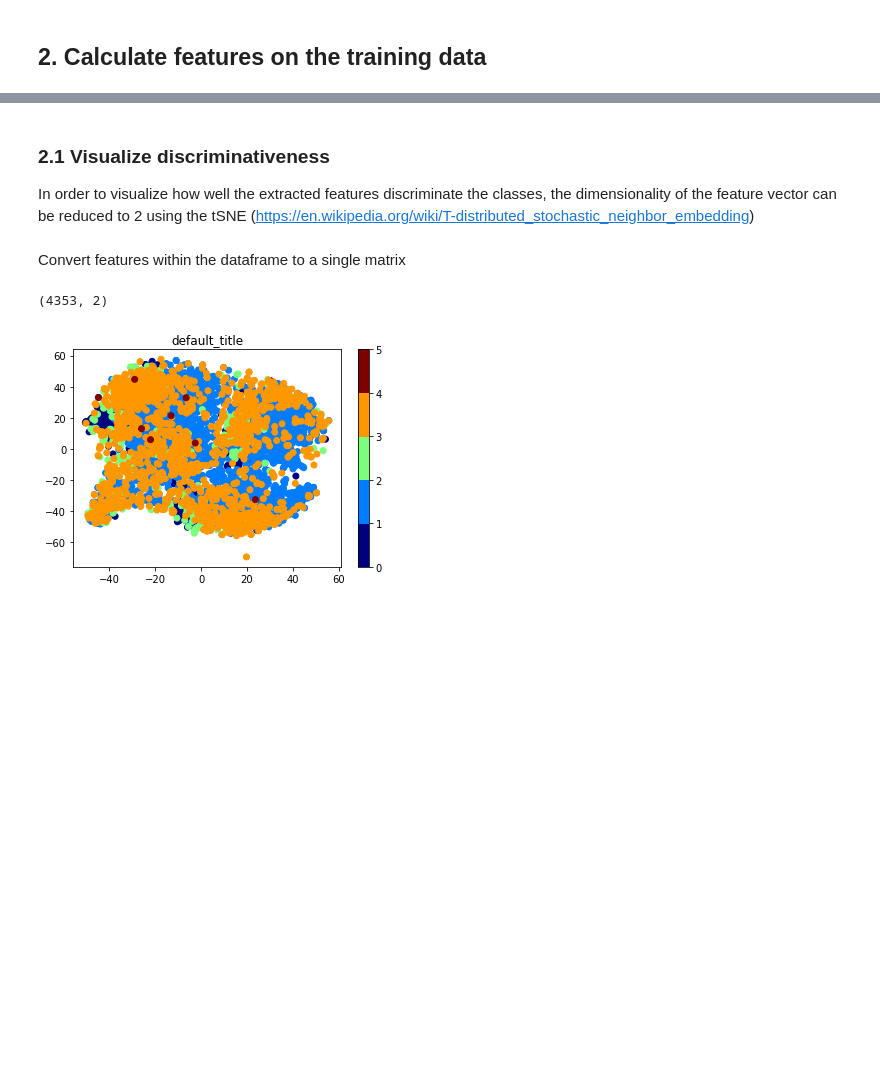
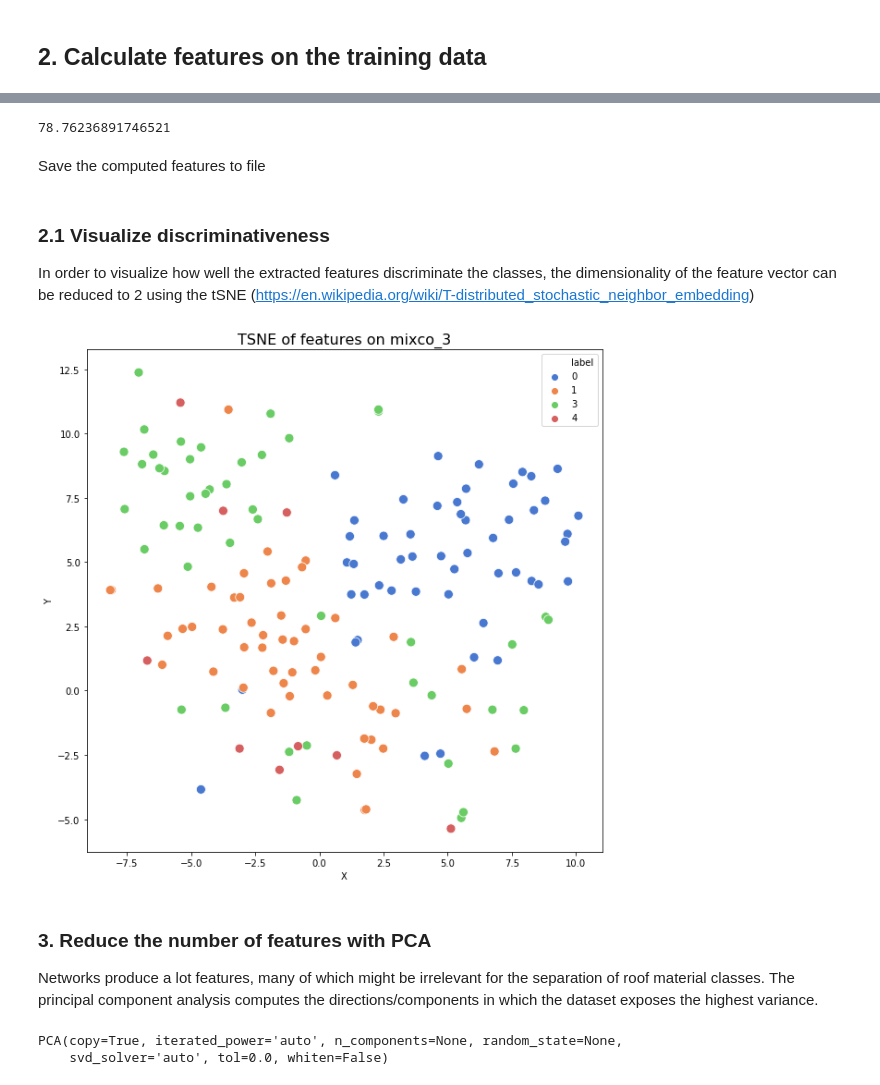
Before and after one commit to jo-ruether/ipeo_carribean, a Jupyter notebook: src/Feature extraction.ipynb, the cells around one changed output, grey strips where cells are left out. Cells and saved outputs as stored; diff of their text form; code cells hidden in the pictures; blank space fills up the shorter version.

```diff
--- a/src/Feature extraction.ipynb
+++ b/src/Feature extraction.ipynb
@@ -156,13 +139,14 @@ Save feature frames as pickles
+# %%
+start = time.time()
+features_train = model.predict(images)
+
+print(time.time()-start)
+# %% [output]
+78.76236891746521
+# %% [markdown]
+Save the computed features to file
 # %%
-import pickle
-from os import makedirs
-from os.path import exists
-
-pickle_path = join('..', '..', 'pickles')
-if not exists(pickle_path):
-    makedirs(pickle_path)
-
-with open(join(pickle_path, 'resnet50_avg_features_' + region + '_train.pkl' ), 'wb') as f:
+with open(join(pickle_path, f'MobileNet_{POOLING_METHOD}_{region}_train.pkl' ), 'wb') as f:
     pickle.dump(features_train, f)
 # %% [markdown]
 ### 2.1 Visualize discriminativeness
@@ -201,13 +155,28 @@ def plot_tSNE(features, labels=None, number_of_materials=5, title='default_title
-# %% [markdown]
-Convert features within the dataframe to a single matrix
-# %%
-feat_matrix = features_train['features'].to_numpy()
-feat_matrix = np.column_stack(feat_matrix).transpose()
-
-labels = features_train['label'].to_numpy()
-# %%
-results_dir = join('..', '..', 'results')
-plot_tSNE(feat_matrix, labels, path=results_dir)
-# %% [output]
-(4353, 2)
-[figure, removed]
+# %%
+def plot_tsne(features, labels, title=None):
+
+    tsne = TSNE(n_components=2, n_jobs=10).fit_transform(features)
+    tsne_df = pd.DataFrame({'X':tsne[:,0],
+                            'Y':tsne[:,1],
+                            'label':labels})
+    plt.figure(figsize=(10, 10))
+    ax = sns.scatterplot(x="X", y="Y", hue="label",
+                        palette="muted", s=100,
+                        data=tsne_df);
+    if title:
+        ax.set_title(title, fontsize=16)
+# %%
+plot_tsne(features_train, labels_list, title=f'TSNE of features on {region}')
+# %% [output]
+[figure, added]
+# %% [markdown]
+### 3. Reduce the number of features with PCA
+
+Networks produce a lot features, many of which might be irrelevant for the separation of roof material classes.
+The principal component analysis computes the directions/components in which the dataset exposes the highest variance.
+# %%
+pca = PCA()
+pca.fit(features)
+# %% [output]
+PCA(copy=True, iterated_power='auto', n_components=None, random_state=None,
+    svd_solver='auto', tol=0.0, whiten=False)
```
Also changed, not shown: parts of 34 cells of this notebook.
